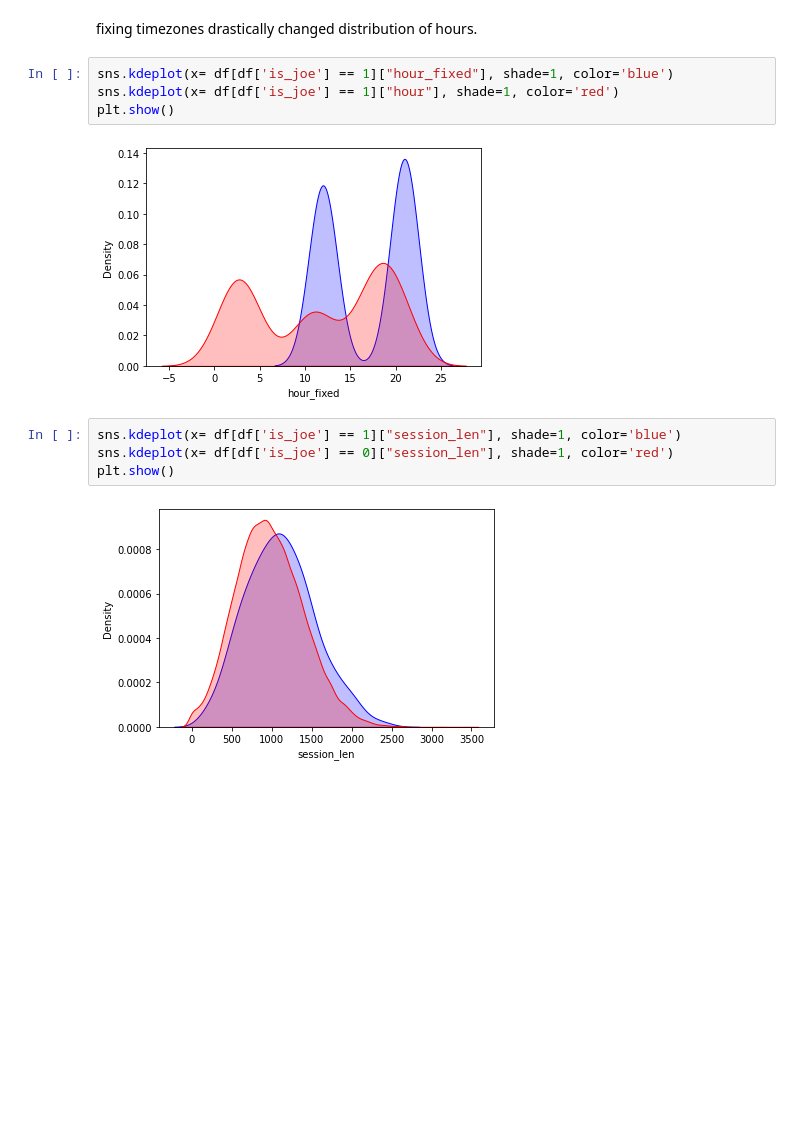
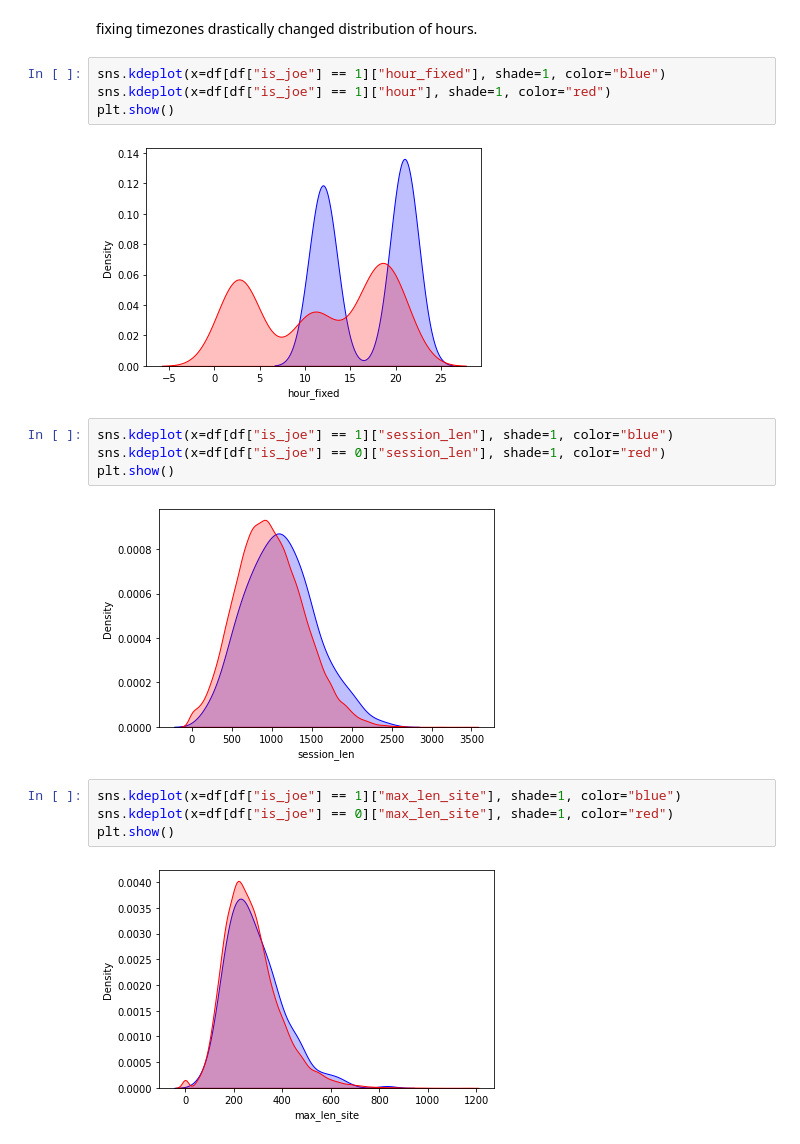
Before and after one commit to gzawadzki-gd/catching-joe, a Jupyter notebook: eda.ipynb, the cells around one changed output. Drawn from its saved outputs; the diff is of its cells as text; blank space fills up the shorter version.

```diff
--- a/eda.ipynb
+++ b/eda.ipynb
@@ -74,15 +79,21 @@ plt.show()
 # %% [markdown]
 fixing timezones drastically changed distribution of hours.
 # %%
-sns.kdeplot(x= df[df['is_joe'] == 1]["hour_fixed"], shade=1, color='blue')
-sns.kdeplot(x= df[df['is_joe'] == 1]["hour"], shade=1, color='red')
+sns.kdeplot(x=df[df["is_joe"] == 1]["hour_fixed"], shade=1, color="blue")
+sns.kdeplot(x=df[df["is_joe"] == 1]["hour"], shade=1, color="red")
 plt.show()
 # %% [output]
 [figure]
 # %%
-sns.kdeplot(x= df[df['is_joe'] == 1]["session_len"], shade=1, color='blue')
-sns.kdeplot(x= df[df['is_joe'] == 0]["session_len"], shade=1, color='red')
+sns.kdeplot(x=df[df["is_joe"] == 1]["session_len"], shade=1, color="blue")
+sns.kdeplot(x=df[df["is_joe"] == 0]["session_len"], shade=1, color="red")
 plt.show()
 # %% [output]
 [figure]
+# %%
+sns.kdeplot(x=df[df["is_joe"] == 1]["max_len_site"], shade=1, color="blue")
+sns.kdeplot(x=df[df["is_joe"] == 0]["max_len_site"], shade=1, color="red")
+plt.show()
+# %% [output]
+[figure, added]
 # %%
```
Also changed, not shown: parts of 24 cells of this notebook, 3 other files.
